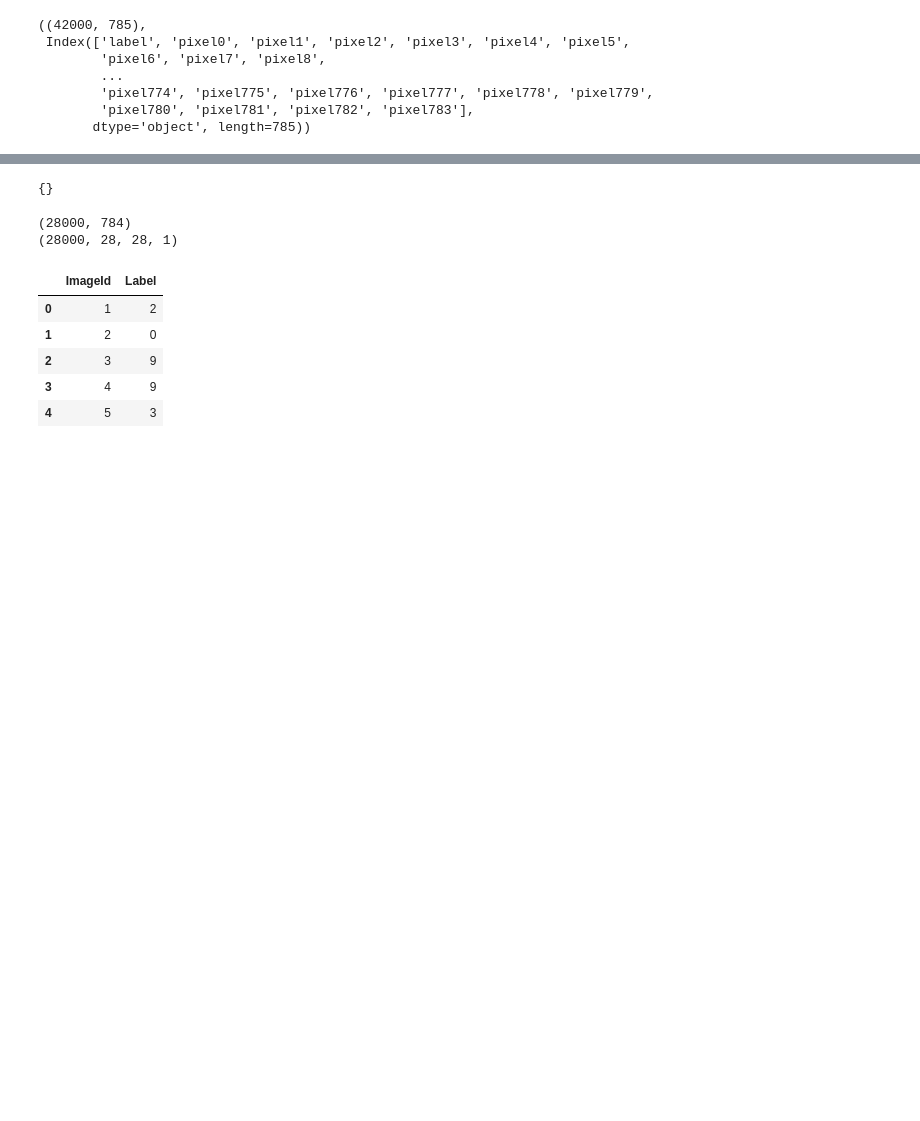
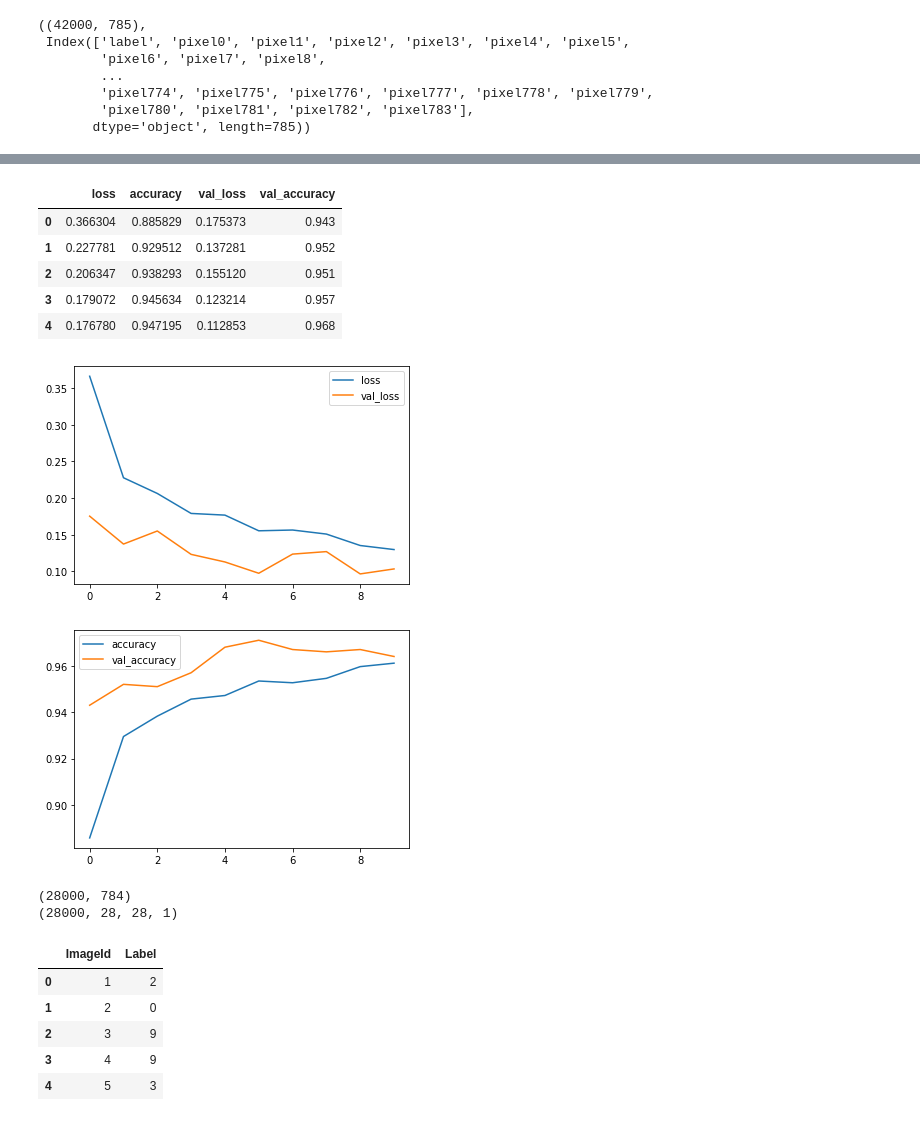
Before and after one commit to DmitriyShiltsov/kaggle, a Jupyter notebook: digits.ipynb, the cells around one changed output, grey strips where cells are left out. Cells and saved outputs as stored; diff of their text form; code cells hidden in the pictures; blank space fills up the shorter version.

```diff
--- a/digits.ipynb
+++ b/digits.ipynb
@@ -104,5 +104,5 @@ model.compile(optimizer=tf.keras.optimizers.Adam(),
              loss = 'sparse_categorical_crossentropy',
              metrics = ['accuracy'])
 # %%
-model.fit(X, y, epochs=5, validation_data=(X_val,y_val))
+model.fit(X, y, epochs=10, validation_data=(X_val,y_val))
 # %% [output]
@@ -111,10 +130,17 @@ KeyboardInterrupt:
 # %%
-model.history.history
-#loss[['loss', 'val_loss']].plot()
-#loss[['accuracy', 'val_accuracy']].plot()
-#loss.head()
+loss = pd.DataFrame(model.history.history)
+loss[['loss', 'val_loss']].plot()
+loss[['accuracy', 'val_accuracy']].plot()
+loss.head()
 # %% [output]
-{}
+|  | loss | accuracy | val_loss | val_accuracy |
+| 0 | 0.366304 | 0.885829 | 0.175373 | 0.943 |
+| 1 | 0.227781 | 0.929512 | 0.137281 | 0.952 |
+| 2 | 0.206347 | 0.938293 | 0.155120 | 0.951 |
+| 3 | 0.179072 | 0.945634 | 0.123214 | 0.957 |
+| 4 | 0.176780 | 0.947195 | 0.112853 | 0.968 |
+[figure, added]
+[figure, added]
 # %%
 X_test = pd.read_csv('data/digits/test.csv')
 print(X_test.shape)
```
Also changed, not shown: parts of 5 cells of this notebook.
